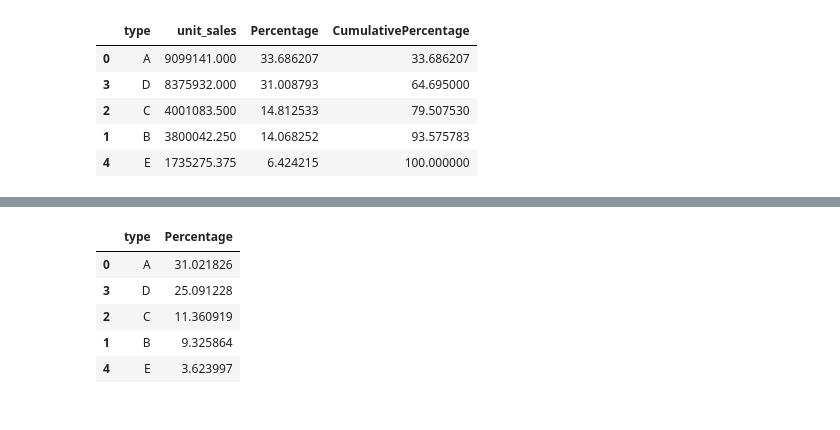
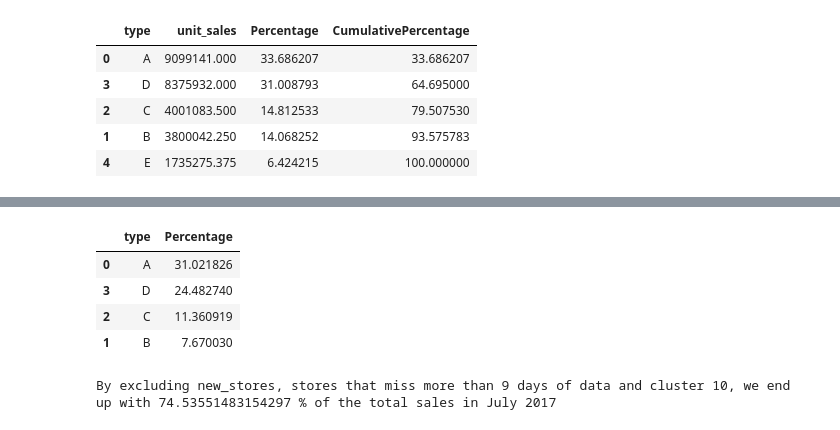
Before and after one commit to AFEngelage/Group4B, a Jupyter notebook: notebooks/Sebastiaan_EDA_Storeswithotherdatadaily.ipynb, the cells around one changed output, grey strips where cells are left out. Cells and saved outputs as stored; diff of their text form; code cells hidden in the pictures.

Commit message:
Added notes to Storeswithotherdatadaily

```diff
--- a/notebooks/Sebastiaan_EDA_Storeswithotherdatadaily.ipynb
+++ b/notebooks/Sebastiaan_EDA_Storeswithotherdatadaily.ipynb
@@ -518,14 +581,26 @@ df_salesandstoresdata_july_2017_total2
 # %%
-# df_salesandstoresdata_july_2017_total2 only with missingdatacategory 0 or missing <9 days
-df_salesandstoresdata_july_2017_total3 = df_salesandstoresdata_july_2017_total2[(df_salesandstoresdata_july_2017_total2['missingdatacategory'] == '0') | (df_salesandstoresdata_july_2017_total2['missingdatacategory'] == 'missing <9 days')]
+df_salesandstoresdata_july_2017_total3 = df_salesandstoresdata_july_2017_total2.copy()
 
-df_salesandstoresdata_july_2017_total3 = df_salesandstoresdata_july_2017_total3.groupby(['type']).agg({'Percentage':'sum'}).reset_index()
-df_salesandstoresdata_july_2017_total3 = df_salesandstoresdata_july_2017_total3.sort_values(by='Percentage', ascending=False)
-df_salesandstoresdata_july_2017_total3
+# STEP 1 - df_salesandstoresdata_july_2017_total2 only with missingdatacategory 0 or missing <9 days
+df_salesandstoresdata_july_2017_total4 = df_salesandstoresdata_july_2017_total3[(df_salesandstoresdata_july_2017_total3['missingdatacategory'] == '0') | (df_salesandstoresdata_july_2017_total3['missingdatacategory'] == 'missing <9 days')]
+
+# STEP 2 - Drop the rows where the cluster is 10 (this is a missing value)
+df_salesandstoresdata_july_2017_total4 = df_salesandstoresdata_july_2017_total4[df_salesandstoresdata_july_2017_total4['cluster'] != '10']
+
+# Sum the percentages of sales in July 2017 per store type
+df_salesandstoresdata_july_2017_total4 = df_salesandstoresdata_july_2017_total4.groupby(['type']).agg({'Percentage':'sum'}).reset_index()
+df_salesandstoresdata_july_2017_total4 = df_salesandstoresdata_july_2017_total4.sort_values(by='Percentage', ascending=False)
+
+df_salesandstoresdata_july_2017_total4
 # %% [output]
 |  | type | Percentage |
 | 0 | A | 31.021826 |
-| 3 | D | 25.091228 |
+| 3 | D | 24.482740 |
 | 2 | C | 11.360919 |
-| 1 | B | 9.325864 |
-| 4 | E | 3.623997 |
+| 1 | B | 7.670030 |
+# %%
+df_salesandstoresdata_july_2017_total4['Percentage'].sum()
+
+print(f"By excluding new_stores, stores that miss more than 9 days of data and cluster 10, we end up with {df_salesandstoresdata_july_2017_total4['Percentage'].sum()} % of the total sales in July 2017")
+# %% [output]
+By excluding new_stores, stores that miss more than 9 days of data and cluster 10, we end up with 74.53551483154297 % of the total sales in July 2017
```
Also changed, not shown: parts of 16 cells of this notebook.
